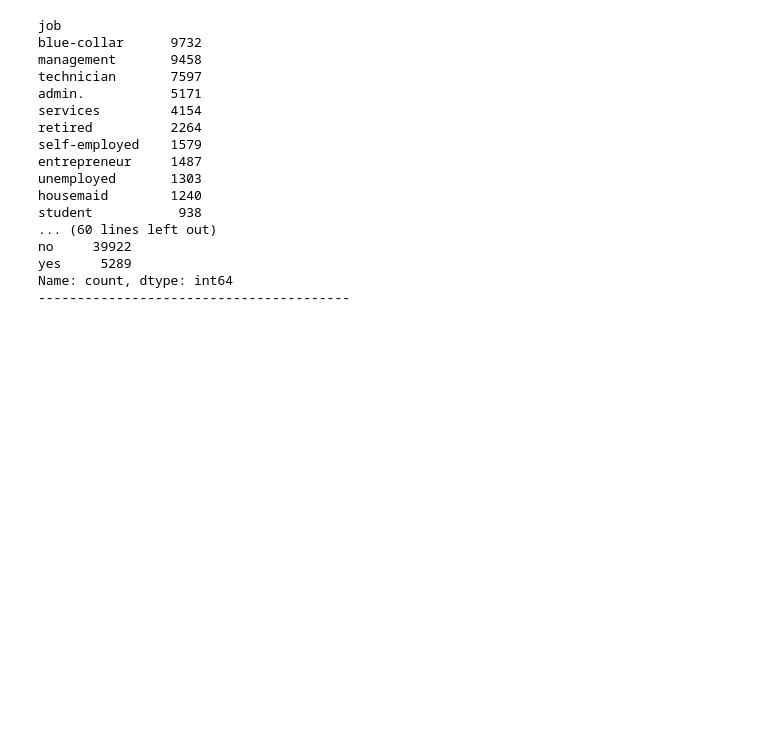
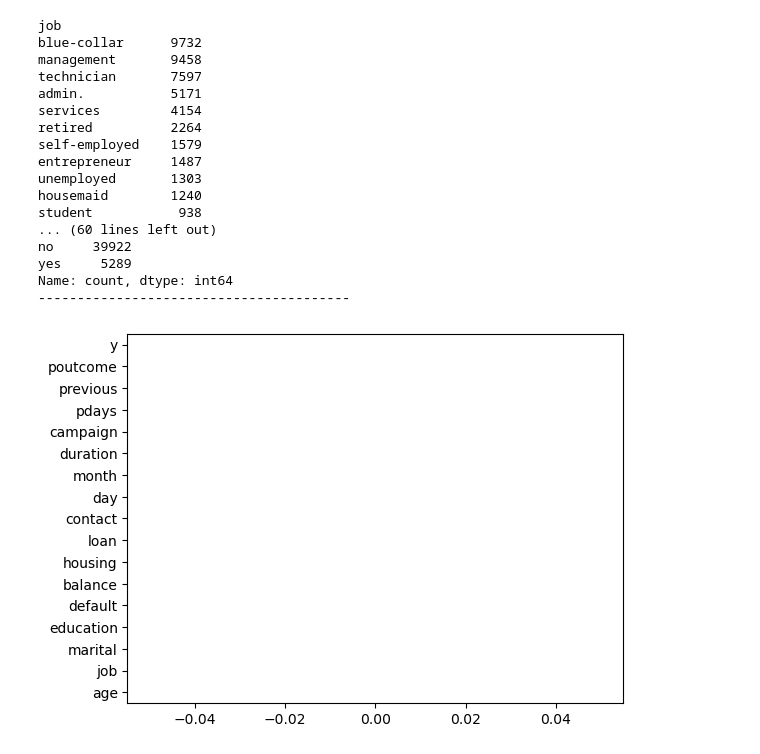
Before and after one commit to Digraskarpratik/BankMarketing_MLModel, a Jupyter notebook: Model.ipynb, the cells around one changed output. Drawn from its saved outputs; the diff is of its cells as text; code cells hidden in the pictures; blank space fills up the shorter version.

Commit message:
Adding Graphic for Missing if Any

```diff
--- a/Model.ipynb
+++ b/Model.ipynb
@@ -167,3 +167,9 @@ no     39922
 yes     5289
 Name: count, dtype: int64
 ----------------------------------------
+# %%
+# Checing Missing Information if Any using graphical Method
+df.isnull().sum().plot(kind = "barh")
+plt.show()
+# %% [output]
+[figure, added]
```
Also changed, not shown: parts of 1 cell of this notebook.
